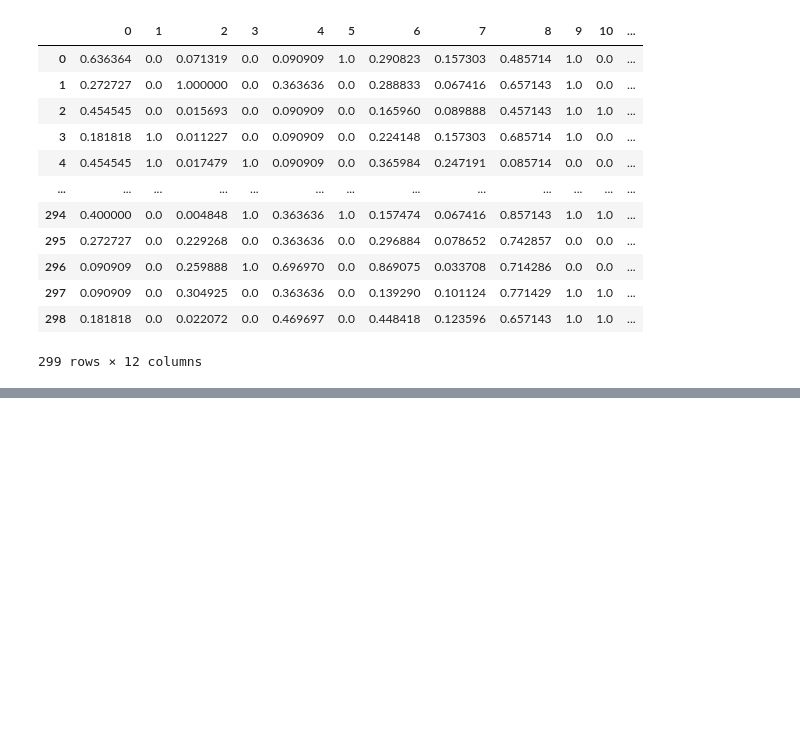
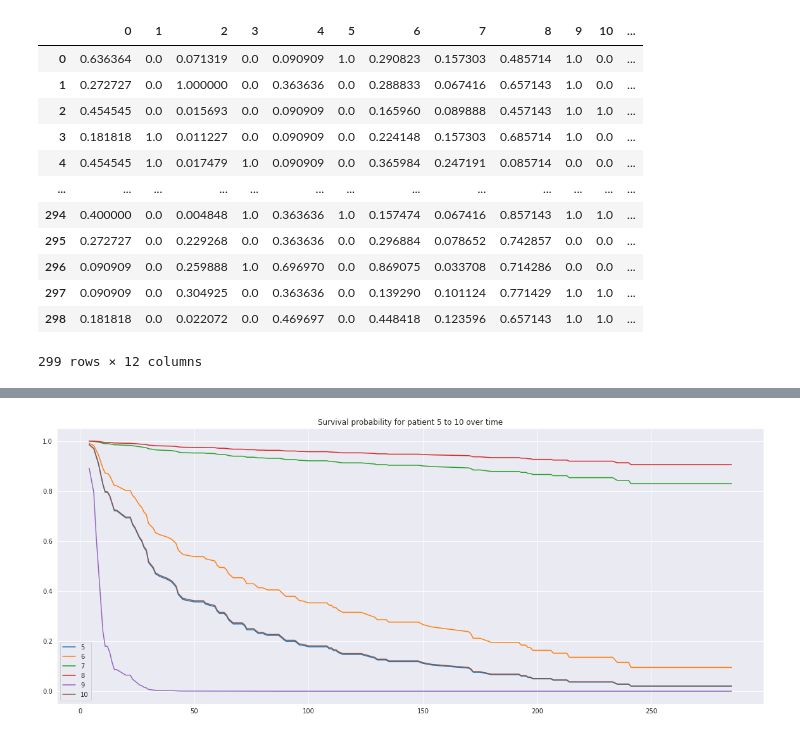
Before and after one commit to ankita-puri/Final-project-, a Jupyter notebook: williamke.ipynb, the cells around one changed output, grey strips where cells are left out. Drawn from its saved outputs; the diff is of its cells as text; code cells hidden in the pictures; blank space fills up the shorter version.

```diff
--- a/williamke.ipynb
+++ b/williamke.ipynb
@@ -299,0 +421,3 @@ plt.show()
+# %%
+tr_rows = data.loc[5:10]
+tr_rows
@@ -299,0 +432,4 @@ plt.show()
+# %%
+cph.predict_survival_function(tr_rows).plot(title="Survival probability for patient 5 to 10 over time");
+# %% [output]
+[figure, added]
```
Also changed, not shown: parts of 28 cells of this notebook.
